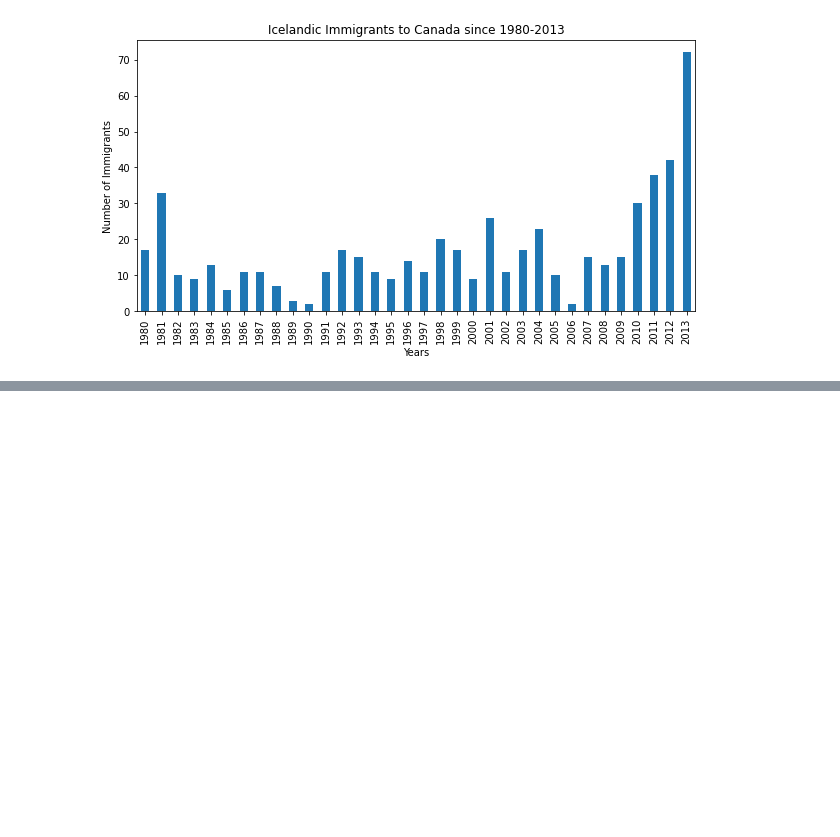
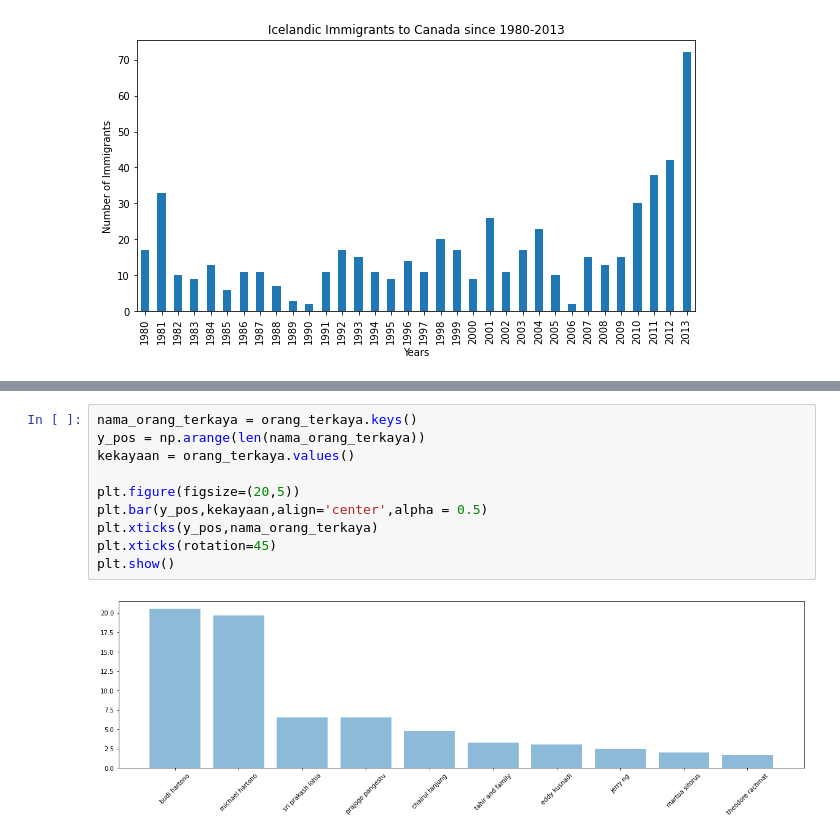
Before and after one commit to TonberryKingKong/H8_54-error, a Jupyter notebook: Tutorial7.ipynb, the cells around one changed output, grey strips where cells are left out. Saved outputs shown, nothing was run; the diff lists cells and outputs as text; blank space fills up the shorter version.

```diff
--- a/Tutorial7.ipynb
+++ b/Tutorial7.ipynb
@@ -542,0 +599,12 @@ plt.show()
+# %%
+nama_orang_terkaya = orang_terkaya.keys()
+y_pos = np.arange(len(nama_orang_terkaya))
+kekayaan = orang_terkaya.values()
+
+plt.figure(figsize=(20,5))
+plt.bar(y_pos,kekayaan,align='center',alpha = 0.5)
+plt.xticks(y_pos,nama_orang_terkaya)
+plt.xticks(rotation=45)
+plt.show()
+# %% [output]
+[figure, added]
```
Also changed, not shown: parts of 16 cells of this notebook, 2 other files.
